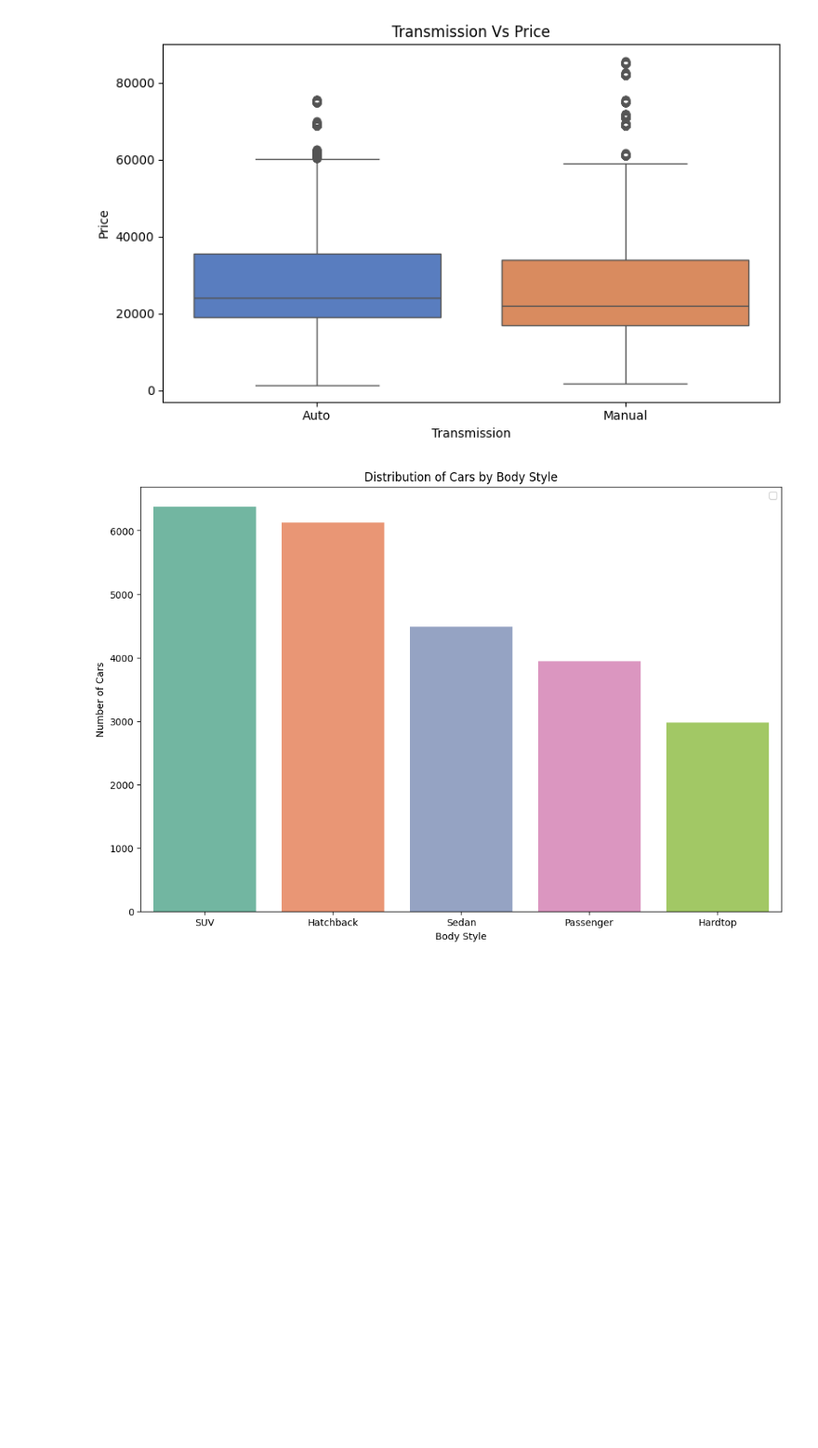
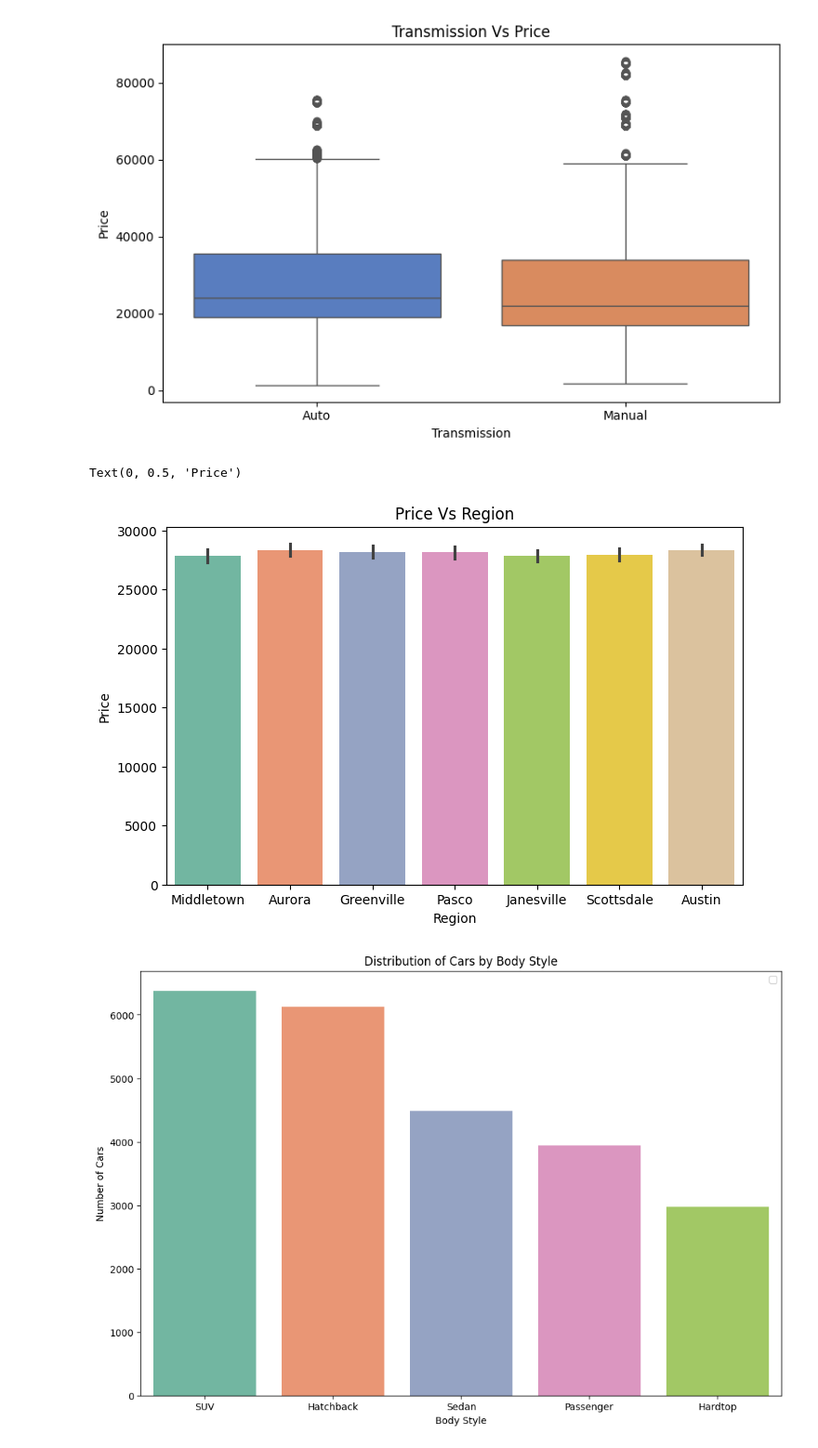
Before and after one commit to ydv-prince/EDA, a Jupyter notebook: EDA_2_Car_Sale_Dataset.ipynb, the cells around one changed output. Shown: that part at 93% size. Cells and saved outputs as stored; diff of their text form; code cells hidden in the pictures; blank space fills up the shorter version.

```diff
--- a/EDA_2_Car_Sale_Dataset.ipynb
+++ b/EDA_2_Car_Sale_Dataset.ipynb
@@ -160,4 +160,15 @@ plt.tight_layout()
 plt.show()
 # %% [output]
 [figure]
+# %%
+#Q4. What is the distribution of car prices across different regions?
+
+plt.figure(figsize = (8,5))
+sns.barplot(x = 'Dealer_Region', y = 'Price', data = df, palette = 'Set2')
+plt.title('Price Vs Region')
+plt.xlabel('Region')
+plt.ylabel('Price')
+# %% [output]
+Text(0, 0.5, 'Price')
+[figure, added]
 # %%
```
Also changed, not shown: parts of 11 cells of this notebook.
